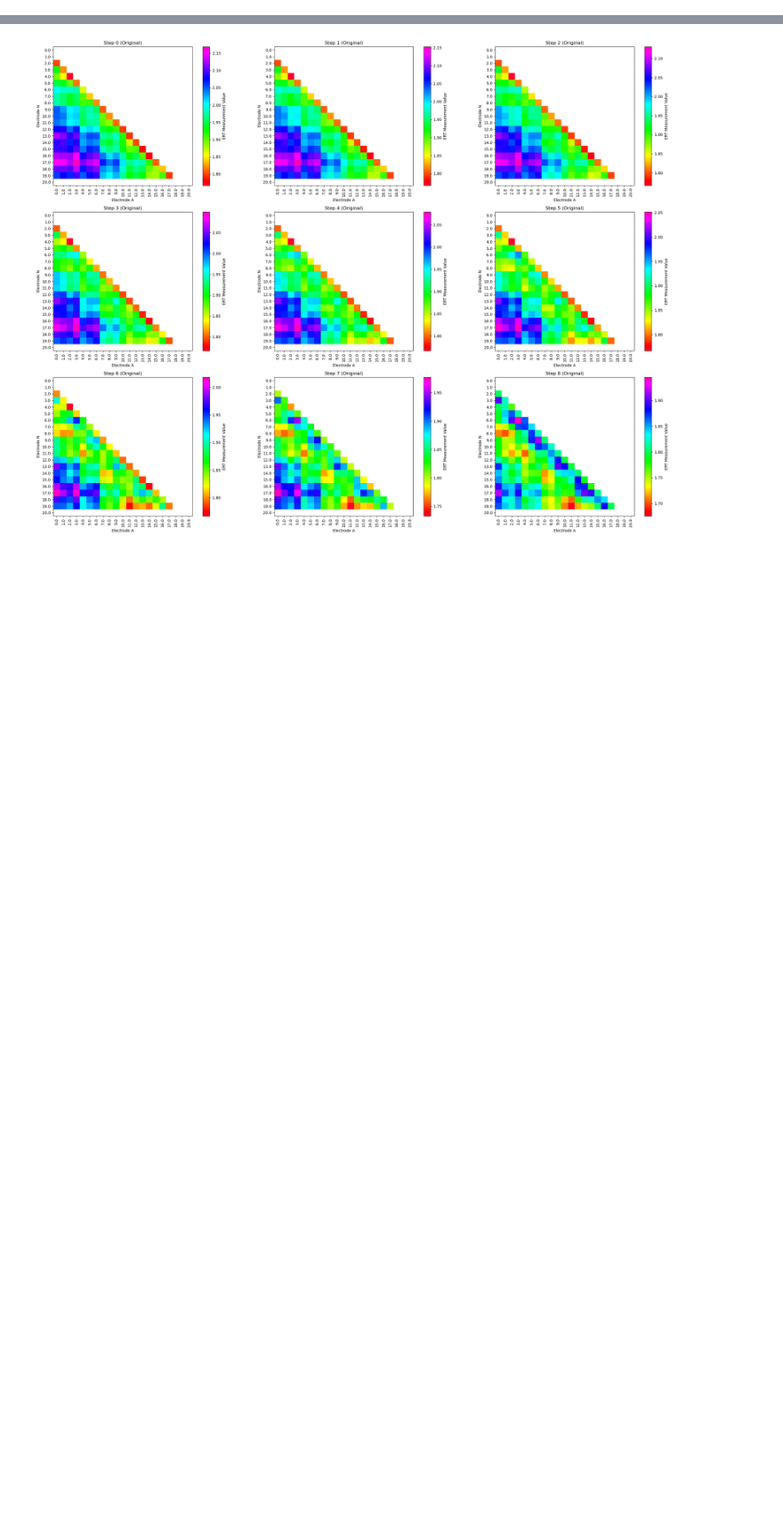
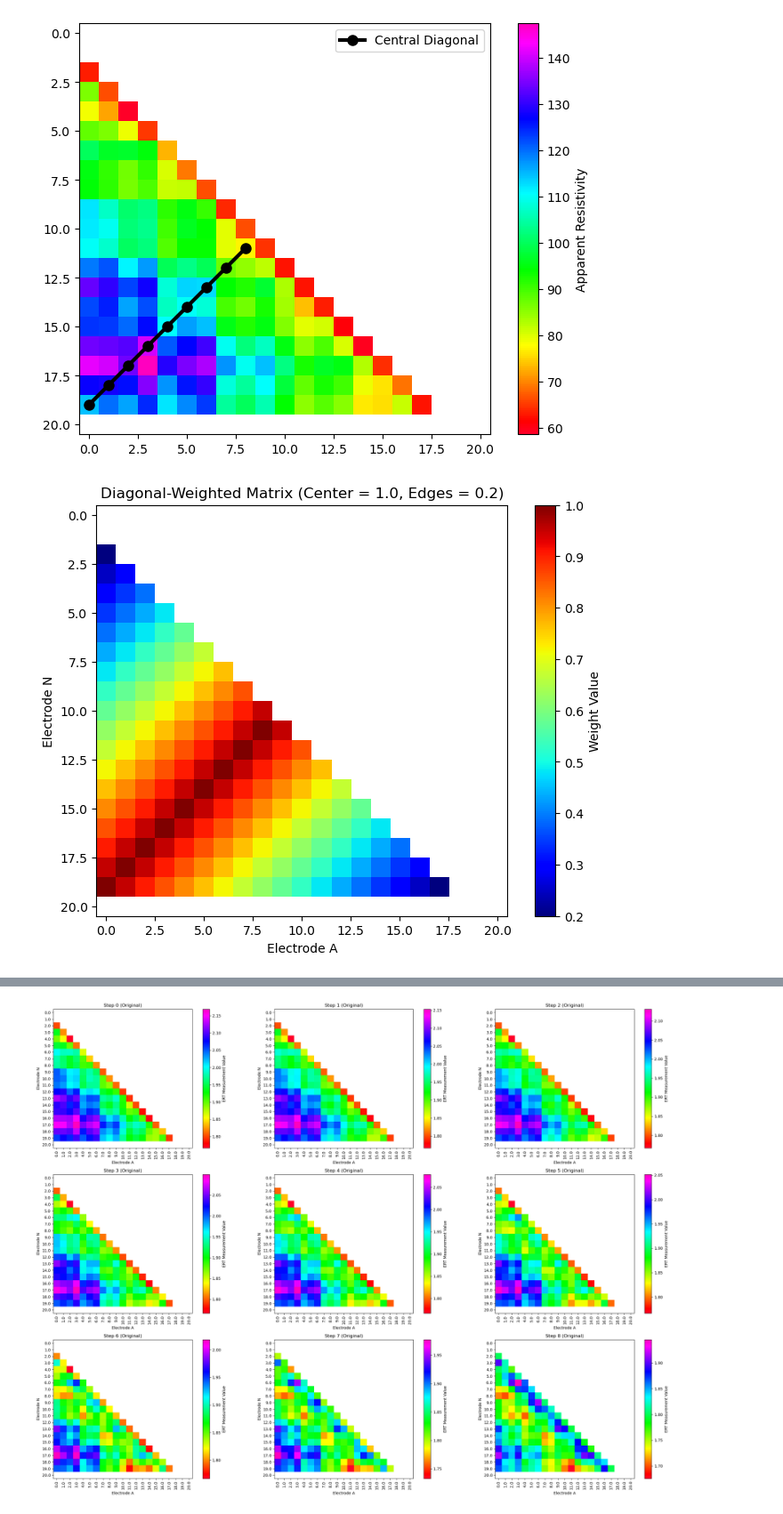
Before and after one commit to sideris25/thesis, a Jupyter notebook: timelapse1.ipynb, the cells around one changed output, grey strips where cells are left out. Shown at 89% size. Cells and saved outputs as stored; diff of their text form; code cells hidden in the pictures; blank space fills up the shorter version.

Commit message:
Added weighted RMSE(for z auto-calculation) towards the center

```diff
--- a/timelapse1.ipynb
+++ b/timelapse1.ipynb
@@ -277,6 +277,56 @@ def plot_ert_checkerboard(data,plot=0):
 
 
     return heatmap
+# %%
+abmn=np.load('abmn_timelapse.npy')
+#create the first dataframe for electrode mapping
+res_all_0 = np.load('res_all_t_0.npy')
+data_all_0 = np.column_stack([abmn, res_all_0[:,0]])
+data = pd.DataFrame(data_all_0, columns=['A','B','M','N','Res'])
+
+electrodes = np.unique(data[['A', 'B', 'M', 'N']].values)
+electrode_map = {electrode: idx for idx, electrode in enumerate(sorted(electrodes))}
+image=plot_ert_checkerboard(data,plot=0) #keep the numpy array only, no plot
+valid_mask = ~np.isnan(image)
+rows_,cols_= np.indices(image.shape)
+x_ = rows_ + cols_
+
+valid_x_ = x_[valid_mask]
+center_x = (np.max(valid_x_) + np.min(valid_x_)) / 2.0
+
+#Search for the diagonal positions where pos_x equals center_x and is valid, used for weighter RMSE towards the center
+diag_mask = (x_ == center_x) & valid_mask
+rows_diag, cols_diag = np.where(diag_mask)
+
+plt.figure(figsize=(8, 6))
+plt.imshow(image, cmap='gist_rainbow')
+
+plt.plot(cols_diag, rows_diag, color='black', linewidth=3, marker='o', markersize=8, label='Central Diagonal')
+
+plt.colorbar(label='Apparent Resistivity')
+plt.legend()
+plt.show()
+
+#Max weight at the center, decrease towards the edges
+d_ = np.abs(x_ - center_x)
+max_d_ = np.max(d_[valid_mask])
+
+W = 1.0 - (d_ / max_d_) * 0.8
+W = np.clip(W, 0.2, 1.0)
+#Set weights to NaN for invalid positions
+W_plot = np.copy(W)
+W_plot[~valid_mask] = np.nan
+
+plt.figure(figsize=(8, 6))
+plt.imshow(W_plot, cmap='jet')
+plt.colorbar(label='Weight Value')
+plt.title('Diagonal-Weighted Matrix (Center = 1.0, Edges = 0.2)')
+plt.xlabel('Electrode A')
+plt.ylabel('Electrode N')
+plt.show()
+# %% [output]
+[figure, added]
+[figure, added]
 # %%
 num_singular_values = 30
 all_images = []             #lists to save all steps
```
Also changed, not shown: parts of 8 cells of this notebook, 22 other files.
